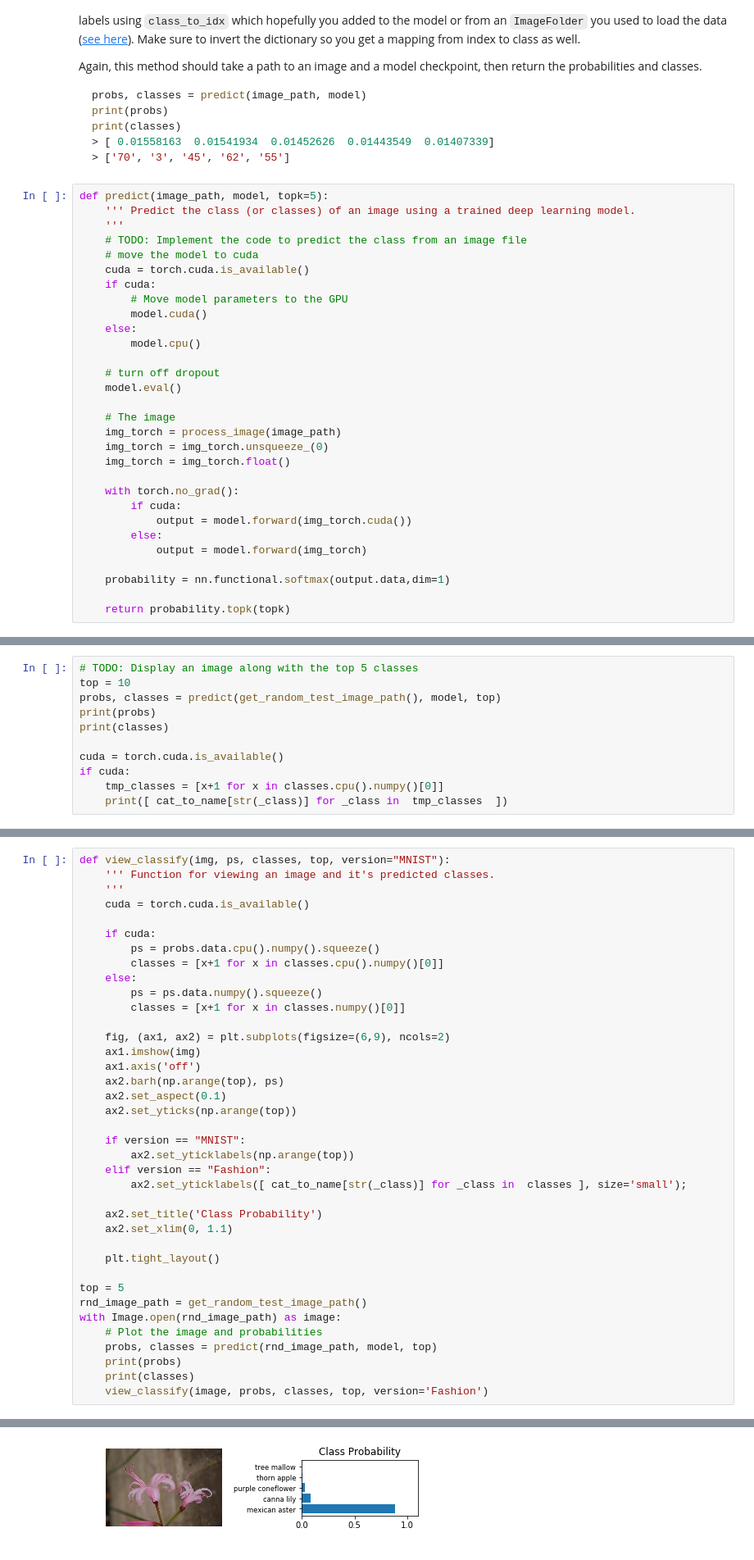
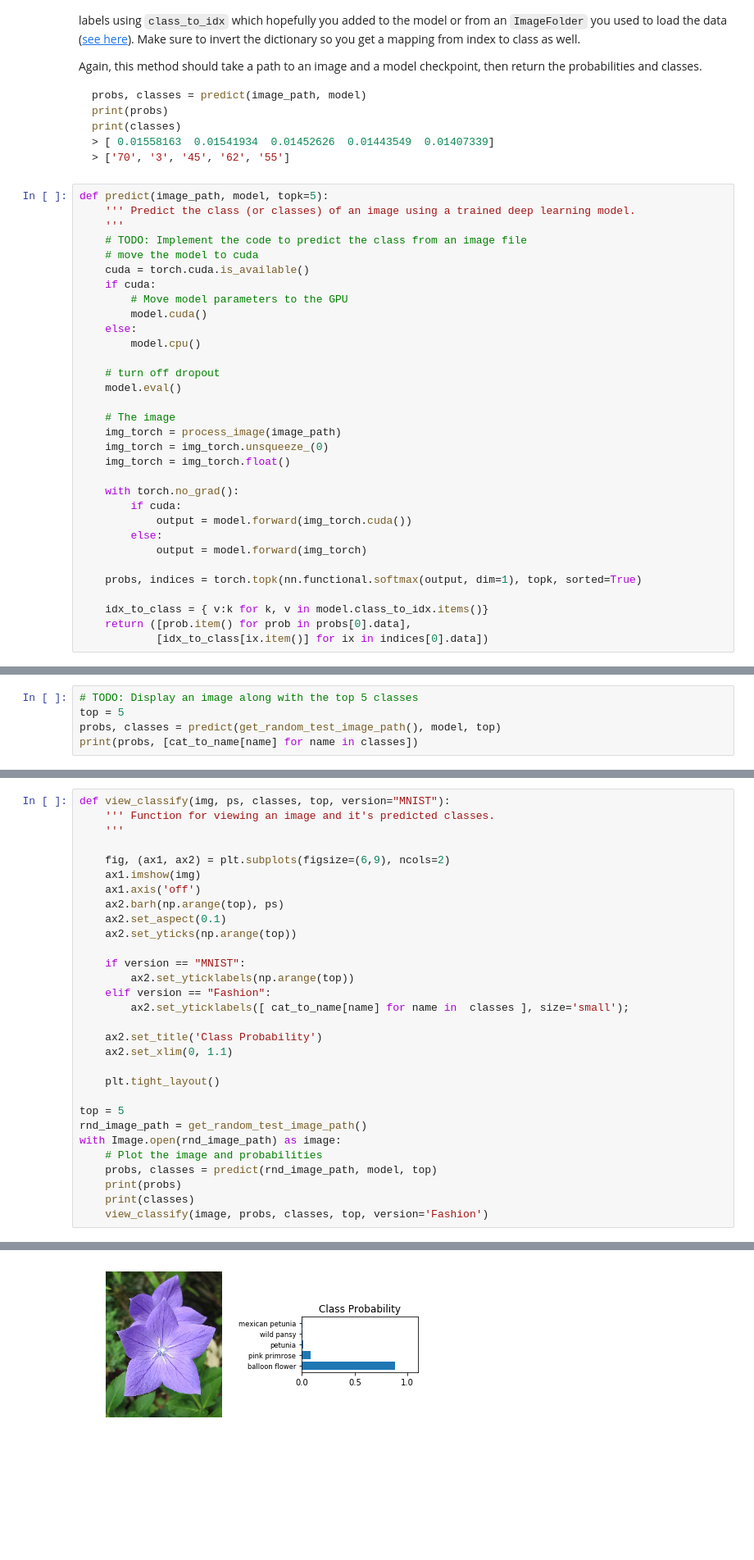
Before and after one commit to Cookiearecoolcookies/Image_classifier_final, a Jupyter notebook: Image Classifier Project.ipynb, the cells around one changed output, grey strips where cells are left out. Shown at 82% size. Cells and saved outputs as stored; diff of their text form; blank space fills up the shorter version.

```diff
--- a/Image Classifier Project.ipynb
+++ b/Image Classifier Project.ipynb
@@ -450,9 +446,11 @@ def predict(image_path, model, topk=5):
         else:
             output = model.forward(img_torch)
 
-    probability = nn.functional.softmax(output.data,dim=1)
+    probs, indices = torch.topk(nn.functional.softmax(output, dim=1), topk, sorted=True)
 
-    return probability.topk(topk)
+    idx_to_class = { v:k for k, v in model.class_to_idx.items()}
+    return ([prob.item() for prob in probs[0].data],
+            [idx_to_class[ix.item()] for ix in indices[0].data])
 # %% [markdown]
 ## Sanity Checking
 
@@ -463,13 +461,7 @@ Now that you can use a trained model for predictions, check to make sure it make
 You can convert from the class integer encoding to actual flower names with the `cat_to_name.json` file (should have been loaded earlier in the notebook). To show a PyTorch tensor as an image, use the `imshow` function defined above.
 # %%
 # TODO: Display an image along with the top 5 classes
-top = 10
+top = 5
 probs, classes = predict(get_random_test_image_path(), model, top)
-print(probs)
-print(classes)
-
-cuda = torch.cuda.is_available()
-if cuda:
-    tmp_classes = [x+1 for x in classes.cpu().numpy()[0]]
-    print([ cat_to_name[str(_class)] for _class in  tmp_classes  ])
+print(probs, [cat_to_name[name] for name in classes])
 # %% [output]
@@ -481,14 +471,6 @@ tensor([[ 22,  92,  16,  44,  84,  27,  94,  90,  48,  40]])
 def view_classify(img, ps, classes, top, version="MNIST"):
     ''' Function for viewing an image and it's predicted classes.
     '''
-    cuda = torch.cuda.is_available()
-
-    if cuda:
-        ps = probs.data.cpu().numpy().squeeze()
-        classes = [x+1 for x in classes.cpu().numpy()[0]]
-    else:
-        ps = ps.data.numpy().squeeze()
-        classes = [x+1 for x in classes.numpy()[0]]
 
     fig, (ax1, ax2) = plt.subplots(figsize=(6,9), ncols=2)
     ax1.imshow(img)
@@ -500,7 +482,7 @@ def view_classify(img, ps, classes, top, version="MNIST"):
     if version == "MNIST":
         ax2.set_yticklabels(np.arange(top))
     elif version == "Fashion":
-        ax2.set_yticklabels([ cat_to_name[str(_class)] for _class in  classes ], size='small');
+        ax2.set_yticklabels([ cat_to_name[name] for name in  classes ], size='small');
 
     ax2.set_title('Class Probability')
     ax2.set_xlim(0, 1.1)
@@ -522 +504 @@ tensor([[ 33,  89,  16,  74,  85]])
-[figure, old version]
+[figure, new version]
```
Also changed, not shown: parts of 9 cells of this notebook, 3 other files.
